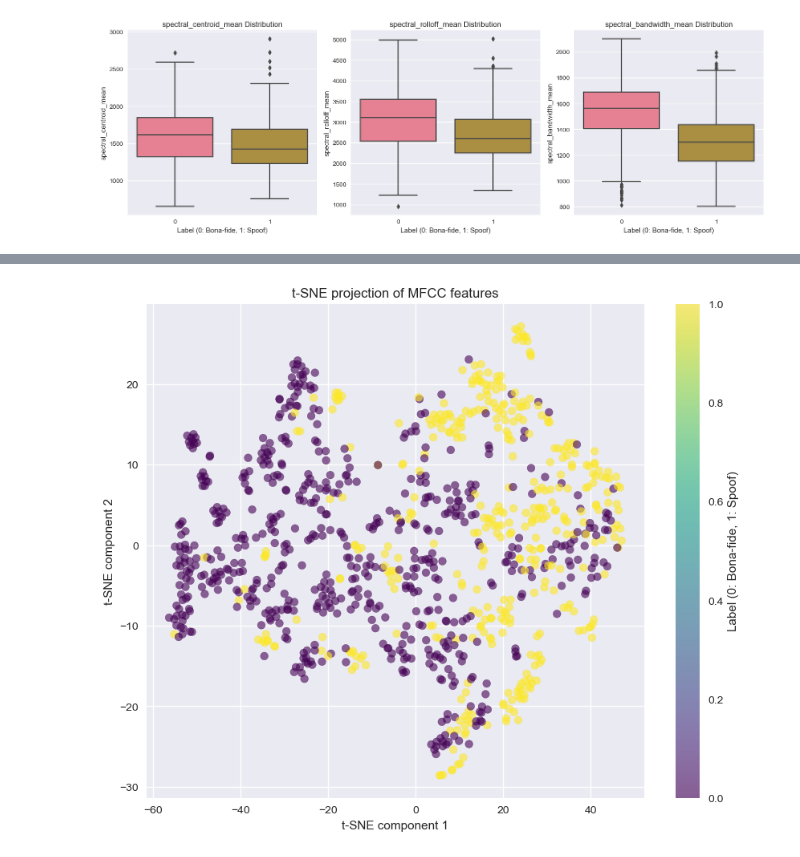
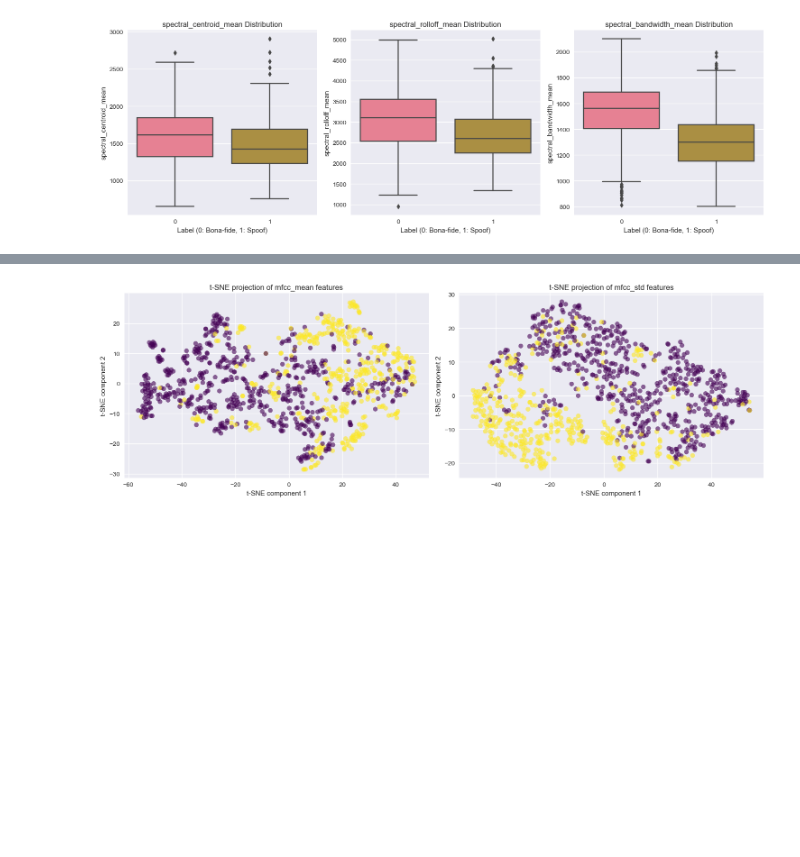
Before and after one commit to dntAtMe/deepfake-analysis, a Jupyter notebook: utils/dataset/inthewild_visualizer.ipynb, the cells around one changed output, grey strips where cells are left out. Drawn from its saved outputs; the diff is of its cells as text; code cells hidden in the pictures; blank space fills up the shorter version.

```diff
--- a/utils/dataset/inthewild_visualizer.ipynb
+++ b/utils/dataset/inthewild_visualizer.ipynb
@@ -203,22 +207,26 @@ plt.show()
 # %%
 # Project MFCC features to 2D using t-SNE
 from sklearn.manifold import TSNE
 
-# Prepare MFCC features
-X = np.array(features_df['mfcc_mean'].tolist())
-y = features_df['label']
+features = ['mfcc_mean', 'mfcc_std']
 
-# Apply t-SNE
-tsne = TSNE(n_components=2, random_state=42)
-X_tsne = tsne.fit_transform(X)
+fig, axes = plt.subplots(1, 2, figsize=(15, 5))
 
-# Create scatter plot
-plt.figure(figsize=(10, 8))
-scatter = plt.scatter(X_tsne[:, 0], X_tsne[:, 1], c=y, cmap='viridis', alpha=0.6)
-plt.colorbar(scatter, label='Label (0: Bona-fide, 1: Spoof)')
-plt.title('t-SNE projection of MFCC features')
-plt.xlabel('t-SNE component 1')
-plt.ylabel('t-SNE component 2')
+for i, feature in enumerate(features):
+    X = np.array(features_df[feature].tolist())
+    y = features_df['label']
+
+    # Apply t-SNE
+    tsne = TSNE(n_components=2, random_state=42)
+    X_tsne = tsne.fit_transform(X)
+
+    # Create scatter plot
+    axes[i].scatter(X_tsne[:, 0], X_tsne[:, 1], c=y, cmap='viridis', alpha=0.6)
+    axes[i].set_title(f't-SNE projection of {feature} features')
+    axes[i].set_xlabel('t-SNE component 1')
+    axes[i].set_ylabel('t-SNE component 2')
+
+plt.tight_layout()
 plt.show()
 # %% [output]
-[figure, old version]
+[figure, new version]
```
Also changed, not shown: parts of 1 cell of this notebook.
